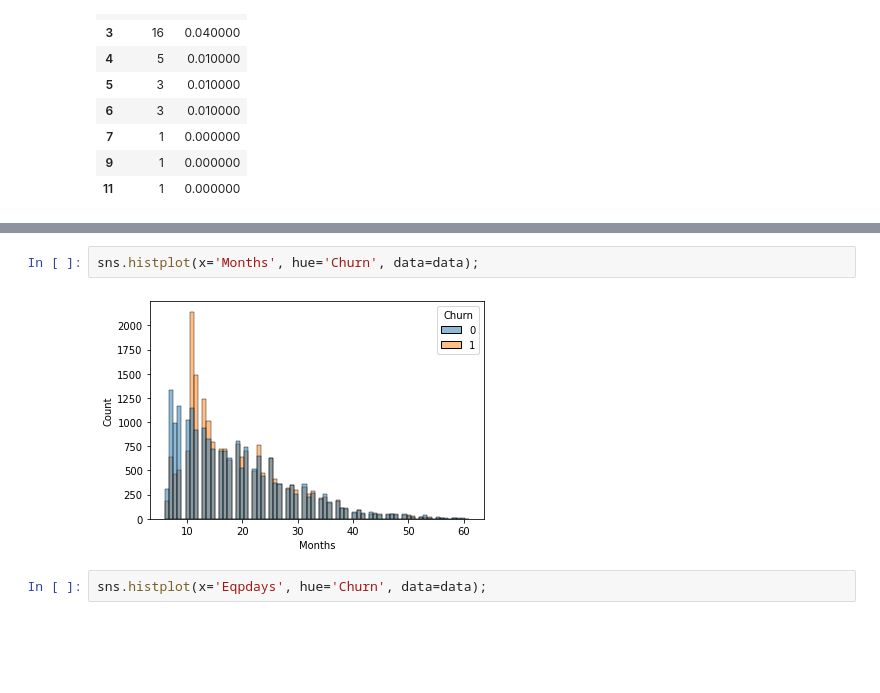
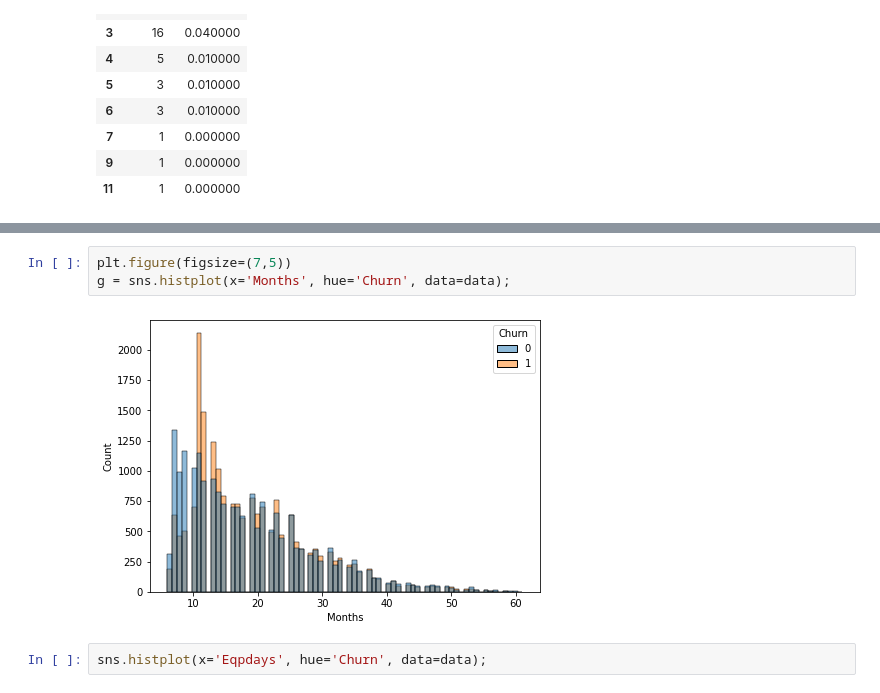
Before and after one commit to zero731/customer_churn_blog, a Jupyter notebook: Customer_churn_analysis_simplified_prep.ipynb, the cells around one changed output, grey strips where cells are left out. Drawn from its saved outputs; the diff is of its cells as text; blank space fills up the shorter version.

```diff
--- a/Customer_churn_analysis_simplified_prep.ipynb
+++ b/Customer_churn_analysis_simplified_prep.ipynb
@@ -452,7 +522,8 @@ Refer
 # %%
-sns.histplot(x='Months', hue='Churn', data=data);
+plt.figure(figsize=(7,5))
+g = sns.histplot(x='Months', hue='Churn', data=data);
 # %% [output]
-[figure, old version]
+[figure, new version]
 # %%
 sns.histplot(x='Eqpdays', hue='Churn', data=data);
 # %% [output]
```
Also changed, not shown: parts of 75 cells of this notebook.
